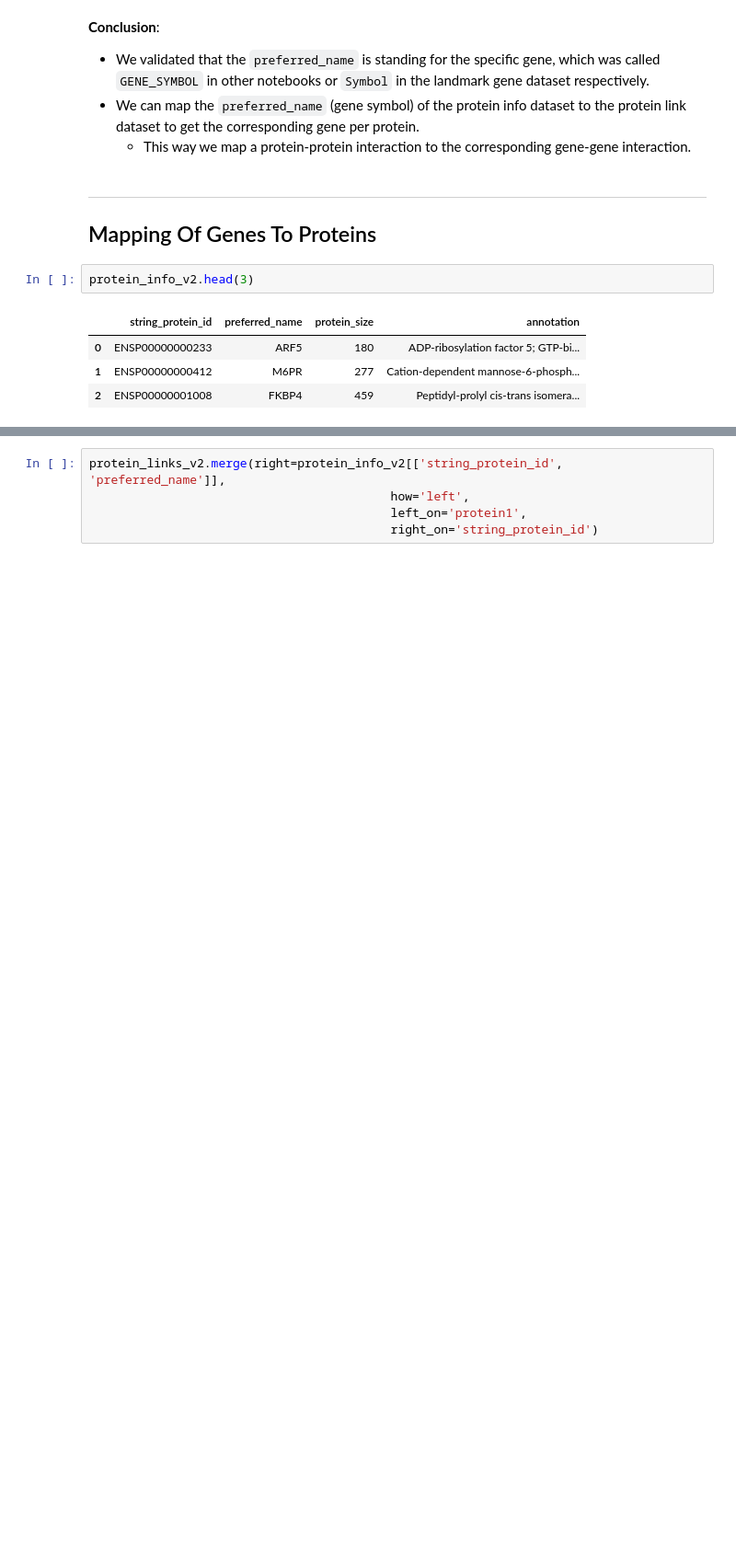
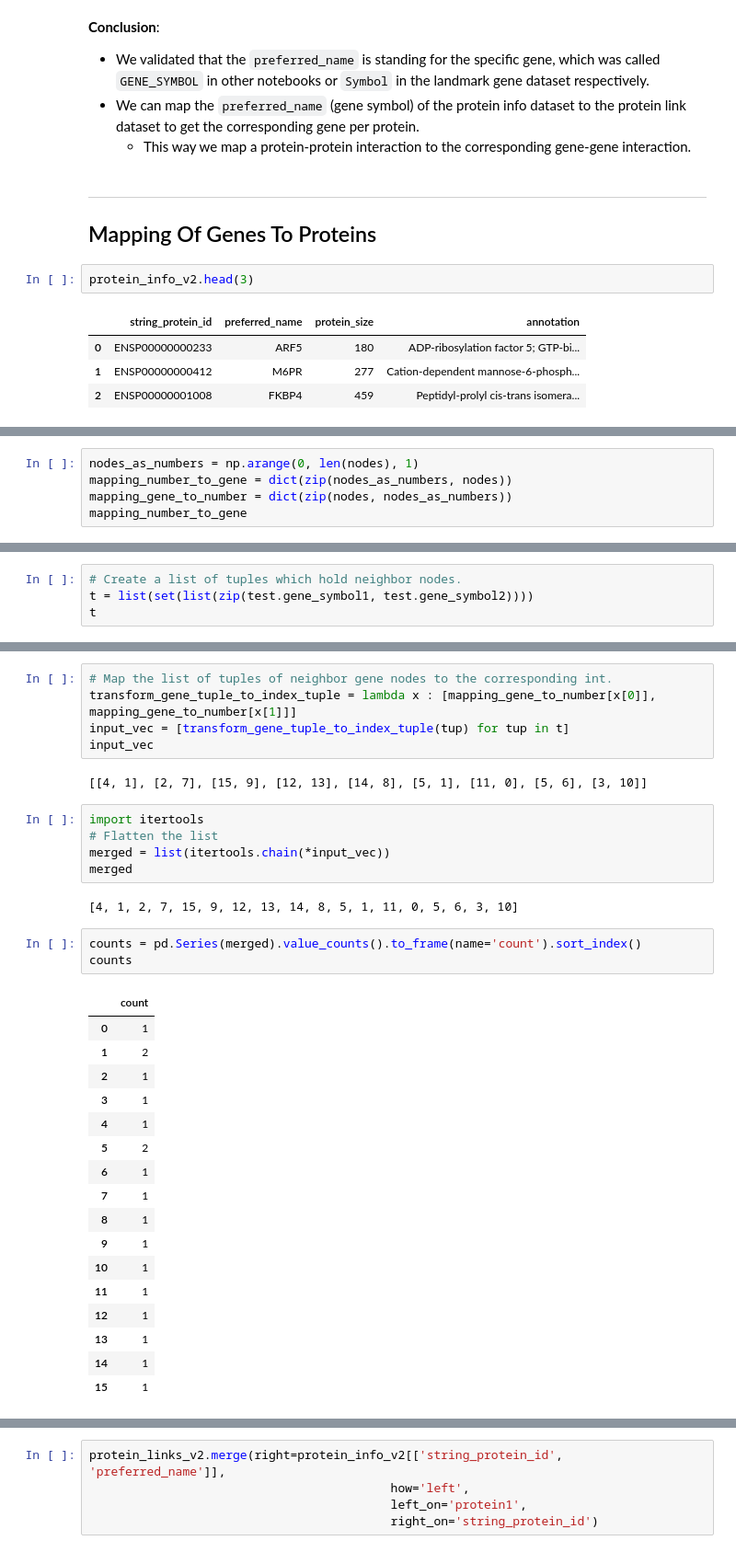
Before and after one commit to PeeteKeesel/gnn-for-drug-response-prediction, a Jupyter notebook: 07_Linking.ipynb, the cells around one changed output, grey strips where cells are left out. Shown at 92% size. Cells and saved outputs as stored; diff of their text form; blank space fills up the shorter version.

```diff
--- a/07_Linking.ipynb
+++ b/07_Linking.ipynb
@@ -258,0 +607,5 @@ protein_links_v4.head(5)
+# %%
+nodes_as_numbers = np.arange(0, len(nodes), 1)
+mapping_number_to_gene = dict(zip(nodes_as_numbers, nodes))
+mapping_gene_to_number = dict(zip(nodes, nodes_as_numbers))
+mapping_number_to_gene
@@ -260,0 +732,4 @@ protein_links_v4[['gene_symbol1', 'gene_symbol2']].isna().sum()
+# %%
+# Create a list of tuples which hold neighbor nodes.
+t = list(set(list(zip(test.gene_symbol1, test.gene_symbol2))))
+t
@@ -260,0 +746,35 @@ protein_links_v4[['gene_symbol1', 'gene_symbol2']].isna().sum()
+# %%
+# Map the list of tuples of neighbor gene nodes to the corresponding int.
+transform_gene_tuple_to_index_tuple = lambda x : [mapping_gene_to_number[x[0]], mapping_gene_to_number[x[1]]]
+input_vec = [transform_gene_tuple_to_index_tuple(tup) for tup in t]
+input_vec
+# %% [output]
+[[4, 1], [2, 7], [15, 9], [12, 13], [14, 8], [5, 1], [11, 0], [5, 6], [3, 10]]
+# %%
+import itertools
+# Flatten the list
+merged = list(itertools.chain(*input_vec))
+merged
+# %% [output]
+[4, 1, 2, 7, 15, 9, 12, 13, 14, 8, 5, 1, 11, 0, 5, 6, 3, 10]
+# %%
+counts = pd.Series(merged).value_counts().to_frame(name='count').sort_index()
+counts
+# %% [output]
+|  | count |
+| 0 | 1 |
+| 1 | 2 |
+| 2 | 1 |
+| 3 | 1 |
+| 4 | 1 |
+| 5 | 2 |
+| 6 | 1 |
+| 7 | 1 |
+| 8 | 1 |
+| 9 | 1 |
+| 10 | 1 |
+| 11 | 1 |
+| 12 | 1 |
+| 13 | 1 |
+| 14 | 1 |
+| 15 | 1 |
```
Also changed, not shown: parts of 58 cells of this notebook, 2 other files.
